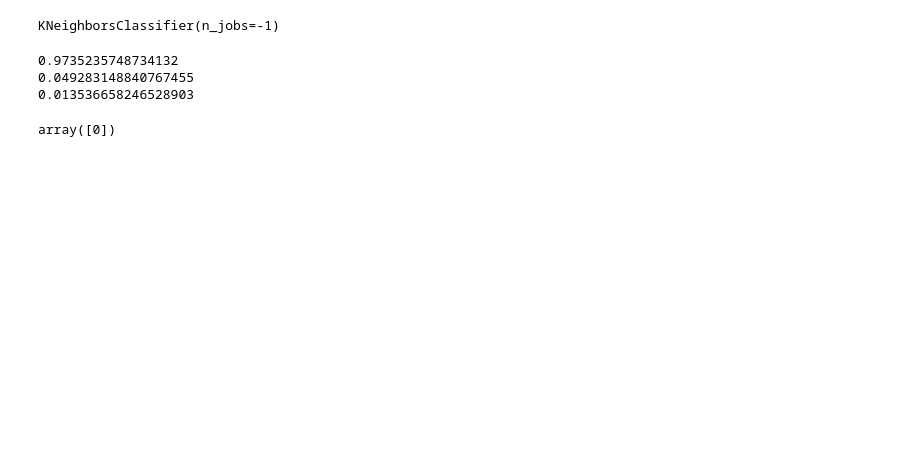
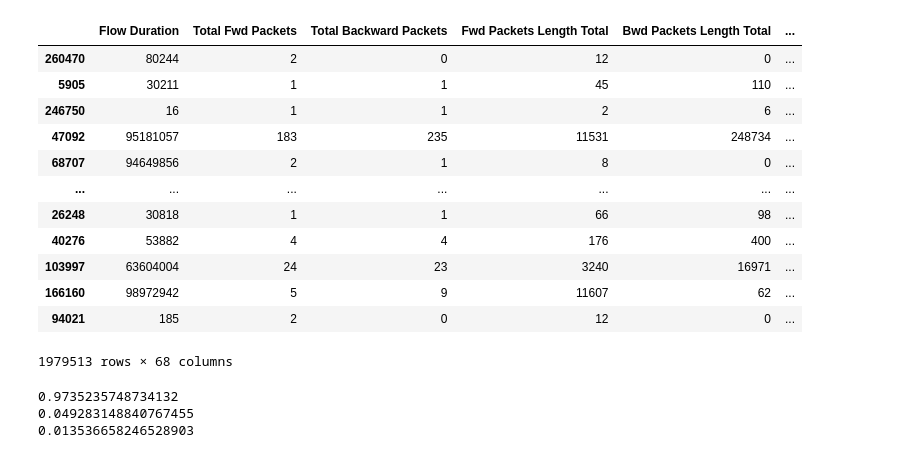
Before and after one commit to BelierJavier/Vigil, a Jupyter notebook: ids_ml.ipynb, the cells around one changed output. Saved outputs shown, nothing was run; the diff lists cells and outputs as text; code cells hidden in the pictures; blank space fills up the shorter version.

```diff
--- a/ids_ml.ipynb
+++ b/ids_ml.ipynb
@@ -178,7 +178,11 @@ drop_columns = [ # this list includes all spellings across CIC NIDS datasets
     "Source Port", "Src Port",
     "Destination IP", "Dst IP",
     "Destination Port", "Dst Port",
-    "Timestamp",
+    "Timestamp", "Bwd PSH Flags",
+    "Bwd URG Flags", "Fwd Avg Bytes/Bulk",
+    "Fwd Avg Packets/Bulk", "Fwd Avg Bulk Rate",
+    "Bwd Avg Bytes/Bulk", "Bwd Avg Packets/Bulk",
+    "Bwd Avg Bulk Rate"
 ]
 
 main_df.columns = main_df.columns.str.strip()
@@ -197,14 +207,29 @@ y = main_df['Label'].replace(['BENIGN', 'Bot', 'PortScan', 'FTP-Patator', 'SSH-P
 # %%
 # SPLITTING TRAIN / TEST
 
 X_train, X_test, y_train, y_test = train_test_split(X, y, test_size=0.3, random_state=42)
 
 # FITTING REGRESSION
 
 knn = KNeighborsClassifier(n_neighbors=5, n_jobs=-1)
 knn.fit(X_train, y_train)
+
+pd.set_option('display.max_columns', None)
+display(X_train)
 # %% [output]
+|  | Flow Duration | Total Fwd Packets | Total Backward Packets | Fwd Packets Length Total | Bwd Packets Length Total | ... |
+| 260470 | 80244 | 2 | 0 | 12 | 0 | ... |
+| 5905 | 30211 | 1 | 1 | 45 | 110 | ... |
+| 246750 | 16 | 1 | 1 | 2 | 6 | ... |
+| 47092 | 95181057 | 183 | 235 | 11531 | 248734 | ... |
+| 68707 | 94649856 | 2 | 1 | 8 | 0 | ... |
+| ... | ... | ... | ... | ... | ... | ... |
+| 26248 | 30818 | 1 | 1 | 66 | 98 | ... |
+| 40276 | 53882 | 4 | 4 | 176 | 400 | ... |
+| 103997 | 63604004 | 24 | 23 | 3240 | 16971 | ... |
+| 166160 | 98972942 | 5 | 9 | 11607 | 62 | ... |
+| 94021 | 185 | 2 | 0 | 12 | 0 | ... |
-KNeighborsClassifier(n_jobs=-1)
+1979513 rows × 68 columns
 # %%
 # PREDICT
 y_pred = knn.predict(X_test)
@@ -223,14 +248,12 @@ import pickle
 
 pickle.dump(knn, open('ids_model','wb'))
 # %%
-unit = np.array([1,80244,2,0,12,0,6,6,6.0,0.0,0,0,0.0,0.0,149.543891,24.923982,80244.0,0.0,80244,80244,
-                 80244.0,0.0,80244,80244,0,0.0,0.0,0,0,0,0,0,0,40,0,24.923982,0.0,6,6,6.0,0.0,0.0,0,0,
-                 0,0,1,0,0,0,0,9.0,6.0,0.0,0,0,0,0,0,0,2,12,0,0,255,-1,1,20,0.0,0.0,0,0,0.0,0.0,0,0])
+#unit = np.array([1,80244,2,0,12,0,6,6,6.0,0.0,0,0,0.0,0.0,149.543891,24.923982,80244.0,0.0,80244,80244,
+#                 80244.0,0.0,80244,80244,0,0.0,0.0,0,0,0,0,0,0,40,0,24.923982,0.0,6,6,6.0,0.0,0.0,0,0,
+#                 0,0,1,0,0,0,0,9.0,6.0,0.0,0,0,0,0,0,0,2,12,0,0,255,-1,1,20,0.0,0.0,0,0,0.0,0.0,0,0])
 
-X_train.head(1)
-unitdf = pd.DataFrame(unit)
-predunit = unitdf.transpose()
+#X_train.head(1)
+#unitdf = pd.DataFrame(unit)
+#predunit = unitdf.transpose()
 
-knn.predict(predunit)
+#knn.predict(predunit)
-# %% [output]
-array([0])
```
Also changed, not shown: parts of 2 cells of this notebook, 12 other files.
